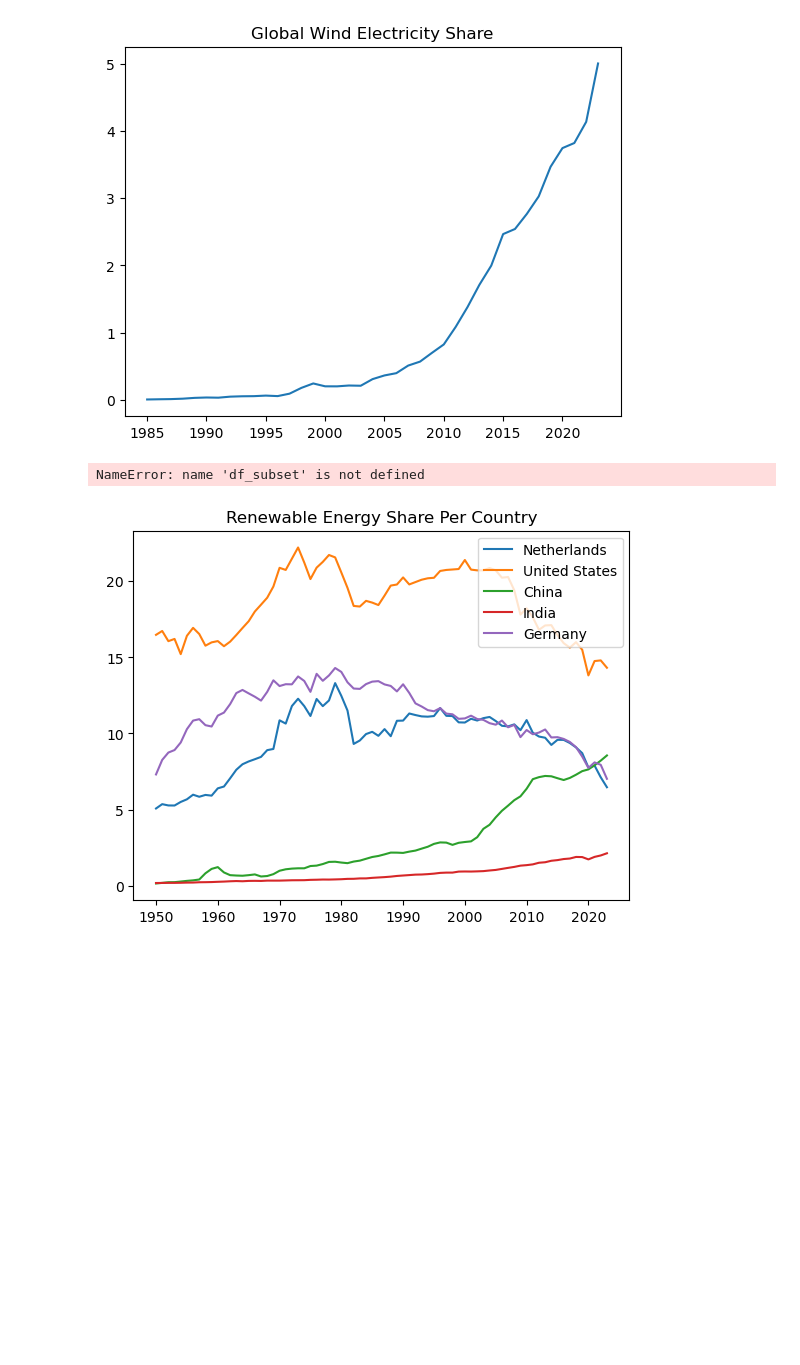
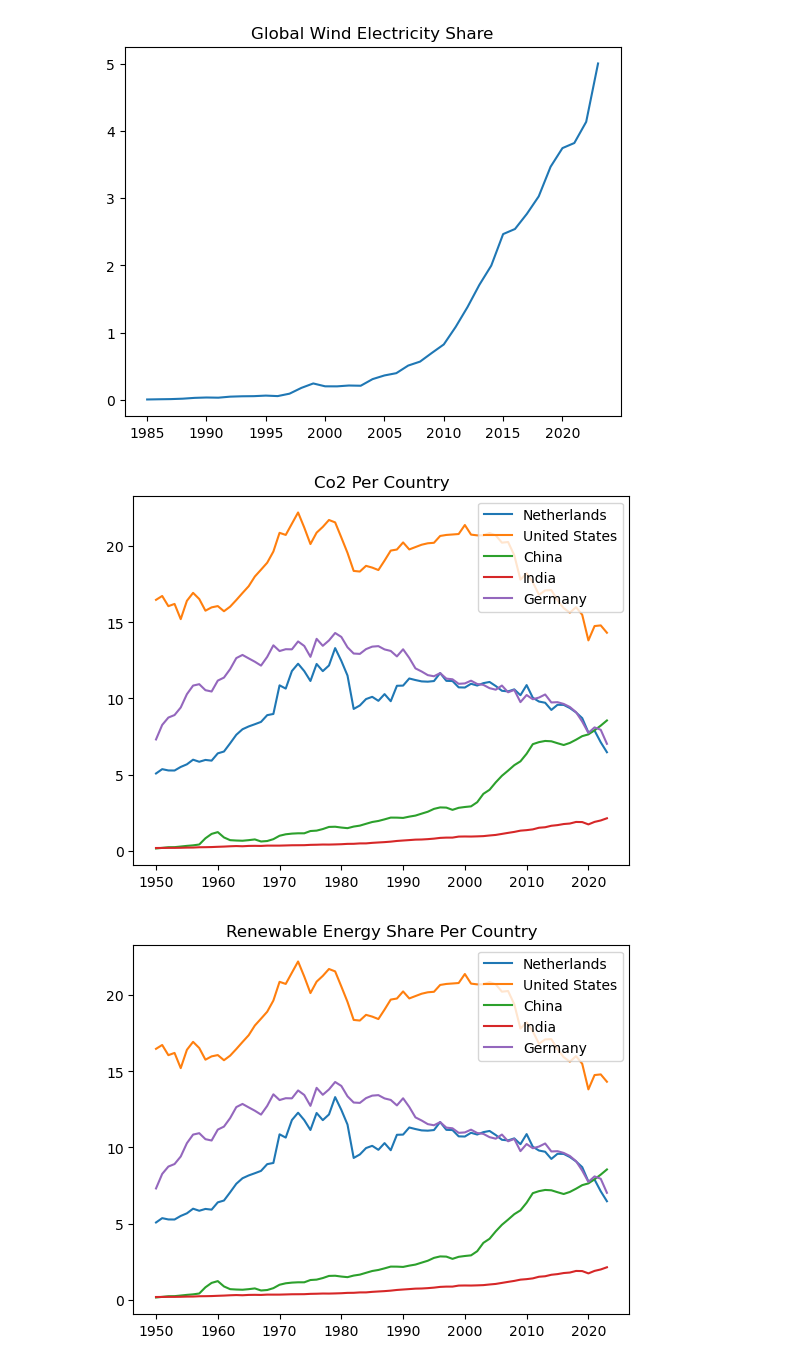
Before and after one commit to KrisBruurs/energy_transition_dashboard, a Jupyter notebook: notebooks/analysis.ipynb, the cells around one changed output. Cells and saved outputs as stored; diff of their text form; code cells hidden in the pictures; blank space fills up the shorter version.

```diff
--- a/notebooks/analysis.ipynb
+++ b/notebooks/analysis.ipynb
@@ -224,14 +224,14 @@ plt.show()
 # %%
 # inspect trends in data
 countries = ["Netherlands", "United States", "China", "India", "Germany"]
 
 for c in countries:
-    sub = df_subset[df_subset["country"] == c]
+    sub = df[df["country"] == c]
     plt.plot(sub["year"], sub[cols[2]], label=c)
 plt.title("Co2 Per Country")
 plt.legend()
 plt.show()
 # %% [output]
-NameError: name 'df_subset' is not defined
+[figure, added]
 # %%
 for c in countries:
```
Also changed, not shown: parts of 4 cells of this notebook, 1 other file.
